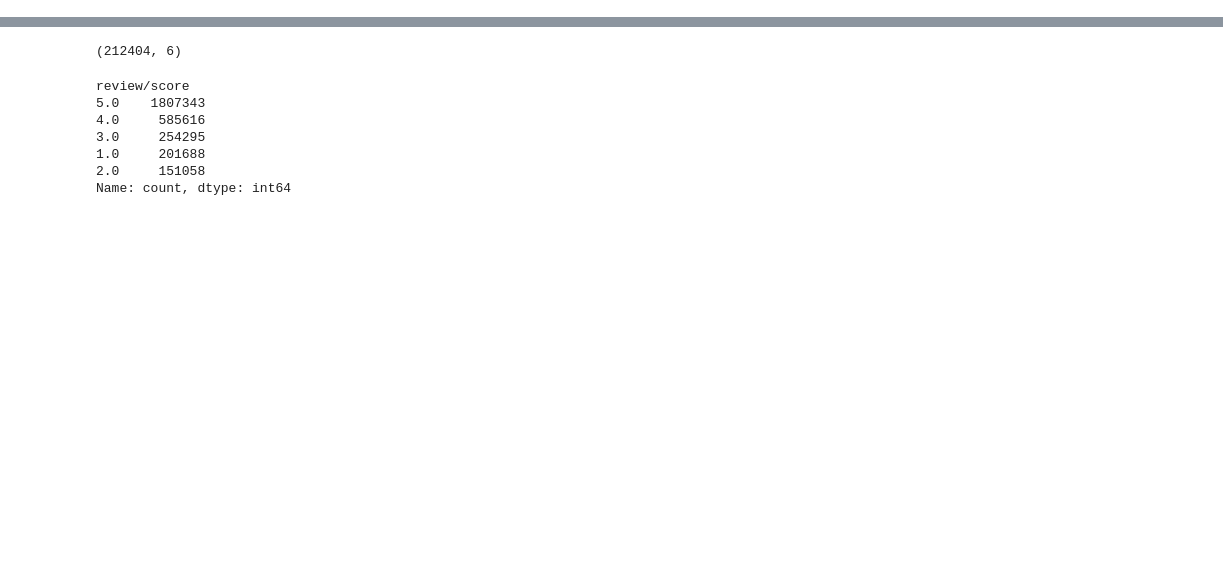
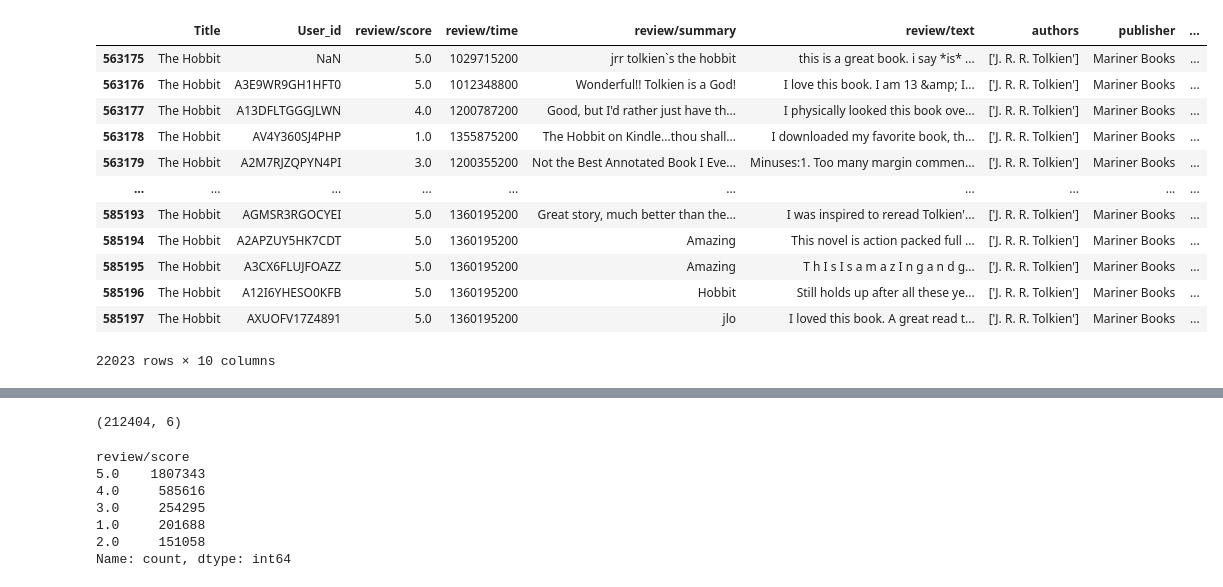
Before and after one commit to arnaldochm/final_project_nlp, a Jupyter notebook: notebooks/notebook.ipynb, the cells around one changed output, grey strips where cells are left out. Drawn from its saved outputs; the diff is of its cells as text; code cells hidden in the pictures; blank space fills up the shorter version.

```diff
--- a/notebooks/notebook.ipynb
+++ b/notebooks/notebook.ipynb
@@ -115 +196,13 @@ memory usage: 16.2+ MB
+# %%
+#Updating the Authors to a list.
+df_data_processed['authors'] = df_data_processed['authors'].apply(lambda x: x.replace("[", "") if pd.notna(x) else None)
+df_data_processed['authors'] = df_data_processed['authors'].apply(lambda x: x.replace("]", "") if pd.notna(x) else None)
+df_data_processed['authors'] = df_data_processed['authors'].apply(lambda x: x.replace("'", "") if pd.notna(x) else None)
+df_data_processed['authors'] = df_data_processed['authors'].apply(lambda x: [author for author in str(x).split(",")] if pd.notna(x) else None)
+# %%
+#Updating Categories to list
+df_data_processed['categories'] = df_data_processed['categories'].apply(lambda x: x.replace("[", "") if pd.notna(x) else None)
+df_data_processed['categories'] = df_data_processed['categories'].apply(lambda x: x.replace("]", "") if pd.notna(x) else None)
+df_data_processed['categories'] = df_data_processed['categories'].apply(lambda x: x.replace("'", "") if pd.notna(x) else None)
+df_data_processed['categories'] = df_data_processed['categories'].apply(lambda x: [category for category in str(x).split(",")] if pd.notna(x) else None)
 # %%
@@ -151,3 +222,4 @@ Name: count, Length: 212403, dtype: int64
-# %%
-df_rating_processed = df_rating_raw.drop(['Id','profileName','Price'], axis=1).copy() #Price por valores nulos
-df_data_processed = df_data_raw.drop(['image','previewLink','infoLink','ratingsCount'], axis=1).copy()
+# %%
+#Merge The Two Datasets.
+df_all_data_processed = pd.merge(df_rating_processed, df_data_processed, on='Title', how='inner')
+df_all_data_processed.info()
@@ -154,3 +267,19 @@ df_data_processed = df_data_raw.drop(['image','previewLink','infoLink','ratingsC
+# %%
+df_all_data_processed[df_all_data_processed['Title']=='The Hobbit']
+# %% [output]
+|  | Title | User_id | review/score | review/time | review/summary | review/text | authors | publisher | ... |
+| 563175 | The Hobbit | NaN | 5.0 | 1029715200 | jrr tolkien`s the hobbit | this is a great book. i say *is* ... | ['J. R. R. Tolkien'] | Mariner Books | ... |
+| 563176 | The Hobbit | A3E9WR9GH1HFT0 | 5.0 | 1012348800 | Wonderful!! Tolkien is a God! | I love this book. I am 13 &amp; I... | ['J. R. R. Tolkien'] | Mariner Books | ... |
+| 563177 | The Hobbit | A13DFLTGGGJLWN | 4.0 | 1200787200 | Good, but I'd rather just have th... | I physically looked this book ove... | ['J. R. R. Tolkien'] | Mariner Books | ... |
+| 563178 | The Hobbit | AV4Y360SJ4PHP | 1.0 | 1355875200 | The Hobbit on Kindle...thou shall... | I downloaded my favorite book, th... | ['J. R. R. Tolkien'] | Mariner Books | ... |
+| 563179 | The Hobbit | A2M7RJZQPYN4PI | 3.0 | 1200355200 | Not the Best Annotated Book I Eve... | Minuses:1. Too many margin commen... | ['J. R. R. Tolkien'] | Mariner Books | ... |
+| ... | ... | ... | ... | ... | ... | ... | ... | ... | ... |
+| 585193 | The Hobbit | AGMSR3RGOCYEI | 5.0 | 1360195200 | Great story, much better than the... | I was inspired to reread Tolkien'... | ['J. R. R. Tolkien'] | Mariner Books | ... |
+| 585194 | The Hobbit | A2APZUY5HK7CDT | 5.0 | 1360195200 | Amazing | This novel is action packed full ... | ['J. R. R. Tolkien'] | Mariner Books | ... |
+| 585195 | The Hobbit | A3CX6FLUJFOAZZ | 5.0 | 1360195200 | Amazing | T h I s I s a m a z I n g a n d g... | ['J. R. R. Tolkien'] | Mariner Books | ... |
+| 585196 | The Hobbit | A12I6YHESO0KFB | 5.0 | 1360195200 | Hobbit | Still holds up after all these ye... | ['J. R. R. Tolkien'] | Mariner Books | ... |
+| 585197 | The Hobbit | AXUOFV17Z4891 | 5.0 | 1360195200 | jlo | I loved this book. A great read t... | ['J. R. R. Tolkien'] | Mariner Books | ... |
+22023 rows × 10 columns
 # %%
 #EDA
 # %%
```
Also changed, not shown: parts of 27 cells of this notebook.
